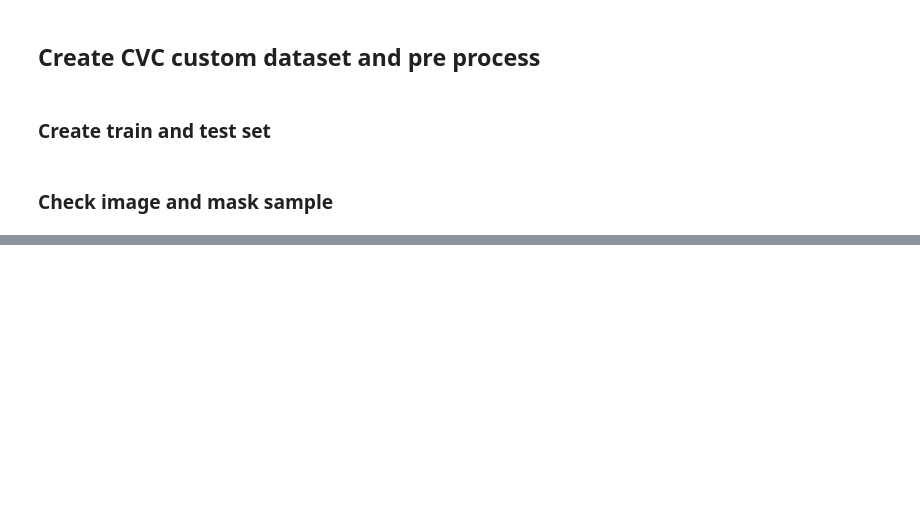
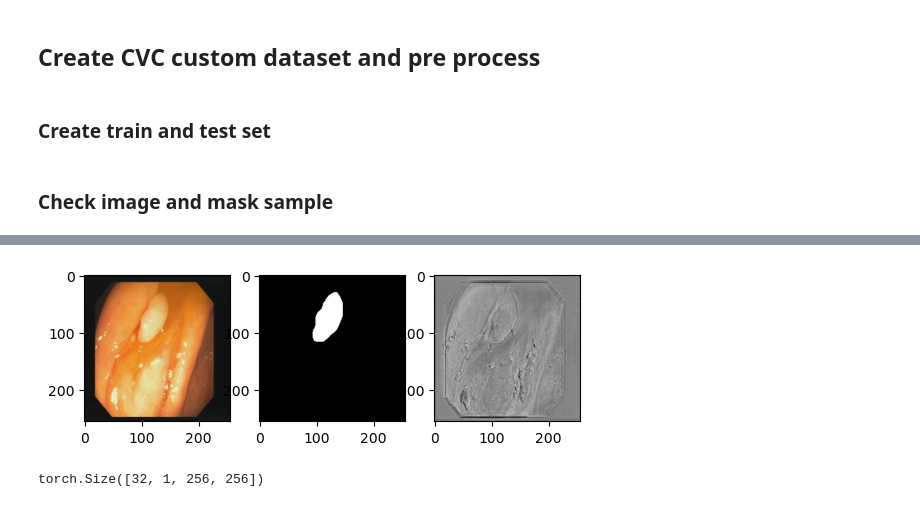
Before and after one commit to navti/MLProjects, a Jupyter notebook: medical-segmentation/segmentation.ipynb, the cells around one changed output, grey strips where cells are left out. Saved outputs shown, nothing was run; the diff lists cells and outputs as text; code cells hidden in the pictures; blank space fills up the shorter version.

```diff
--- a/medical-segmentation/segmentation.ipynb
+++ b/medical-segmentation/segmentation.ipynb
@@ -388,0 +403,25 @@ Test set: Average loss: 0.0128, Accuracy: 2871438/48 (5982162%)
+# %%
+test_input, ground_truth = next(iter(train_loader))
+test_input = test_input.to(device)
+# ground_truth = torch.einsum("bchw->bhwc", ground_truth)
+test_output = model(test_input)
+test_ip = torch.einsum("bchw->bhwc", test_input).detach().cpu()
+test_output = nn.functional.sigmoid(test_output)
+# test_output_bg = test_output[:,0,:,:].to(test_output.dtype)
+test_output_tumor = test_output[:,0,:,:].to(test_output.dtype)
+# test_output = torch.einsum("bchw->bhwc", test_output.detach().cpu())
+# test_output_bg = test_output_bg.detach().cpu()
+test_output_tumor = test_output_tumor.detach().cpu()
+
+fig, axs = plt.subplots(1,3)
+idx = 10
+axs[0].imshow(test_ip[idx])
+axs[1].imshow(ground_truth[idx,0,:,:], cmap='gray')
+axs[2].imshow(test_output_tumor[idx,:,:], cmap='gray')
+plt.show()
+# %% [output]
+[figure, added]
+# %%
+test_output.shape
+# %% [output]
+torch.Size([32, 1, 256, 256])
```
Also changed, not shown: parts of 13 cells of this notebook.
